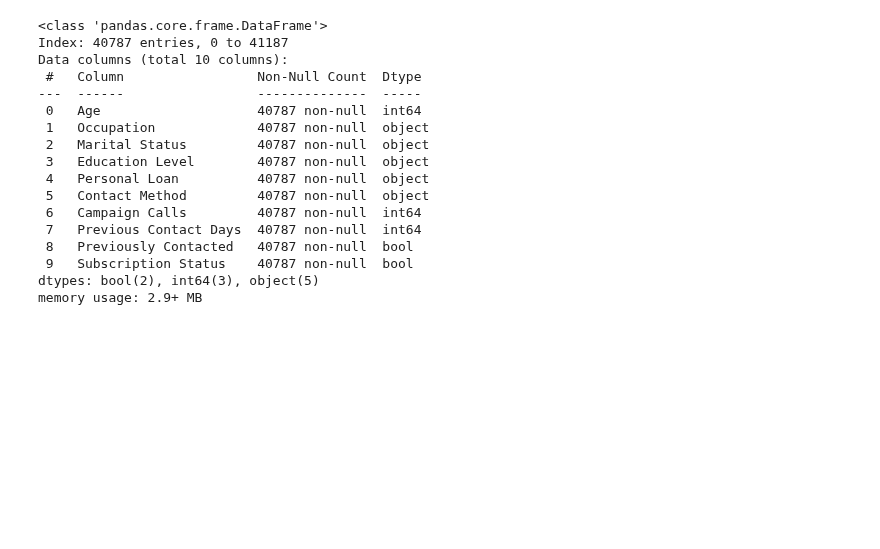
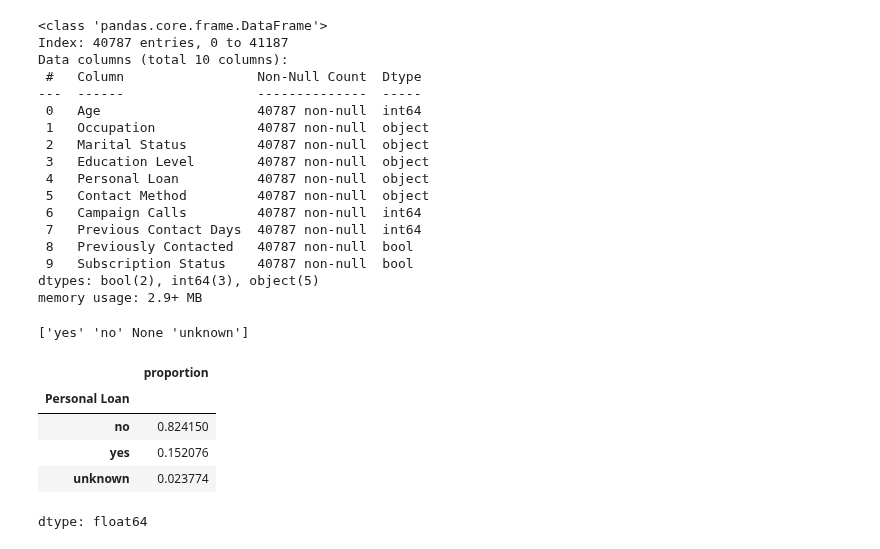
Before and after one commit to HigherGround189/EGT309-Team-Harish-Kanna, a Jupyter notebook: notebooks/Jun_Hoe_eda.ipynb, the cells around one changed output. Cells and saved outputs as stored; diff of their text form; code cells hidden in the pictures; blank space fills up the shorter version.

Commit message:
Compare after and before random distribution imputation on Personal Loan

```diff
--- a/notebooks/Jun_Hoe_eda.ipynb
+++ b/notebooks/Jun_Hoe_eda.ipynb
@@ -1104,3 +1080,14 @@ Data columns (total 10 columns):
  9   Subscription Status    40787 non-null  bool
 dtypes: bool(2), int64(3), object(5)
 memory usage: 2.9+ MB
+# %%
+print(df["Personal Loan"].unique())
+df["Personal Loan"].value_counts(normalize=True)
+# %% [output]
+['yes' 'no' None 'unknown']
+|  | proportion |
+| Personal Loan |  |
+| no | 0.824150 |
+| yes | 0.152076 |
+| unknown | 0.023774 |
+dtype: float64
```
Also changed, not shown: parts of 6 cells of this notebook.
